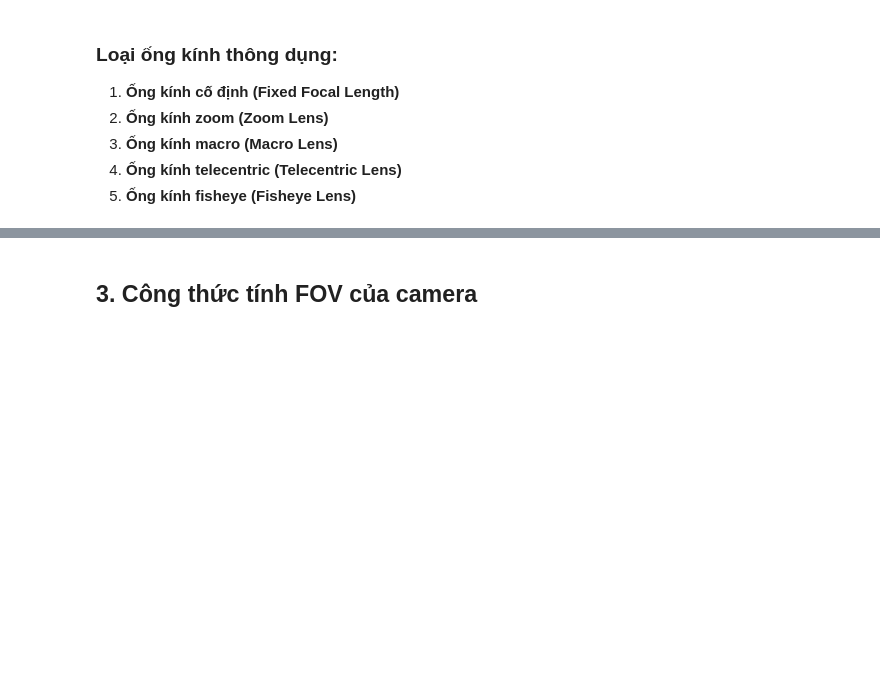
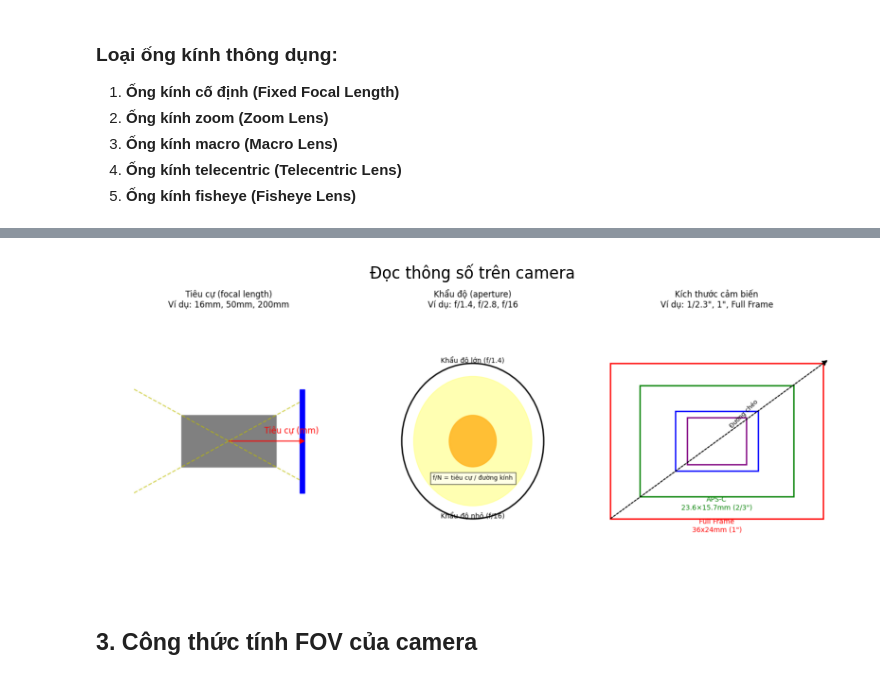
Before and after one commit to Duy1312/Work, a Jupyter notebook: presentation/update.ipynb, the cells around one changed output, grey strips where cells are left out. Saved outputs shown, nothing was run; the diff lists cells and outputs as text; code cells hidden in the pictures; blank space fills up the shorter version.

```diff
--- a/presentation/update.ipynb
+++ b/presentation/update.ipynb
@@ -117,3 +176,8 @@ except:
+# %%
+image_path = "image/doc_thong_so_camera.png"
+show_image(image_path, "Đọc thông số trên camera")
+# %% [output]
+[figure, added]
 # %% [markdown]
 
 ## 3. Công thức tính FOV của camera <a id="cong-thuc-tinh-fov-cua-camera"></a>
```
Also changed, not shown: parts of 32 cells of this notebook, 56 other files.
